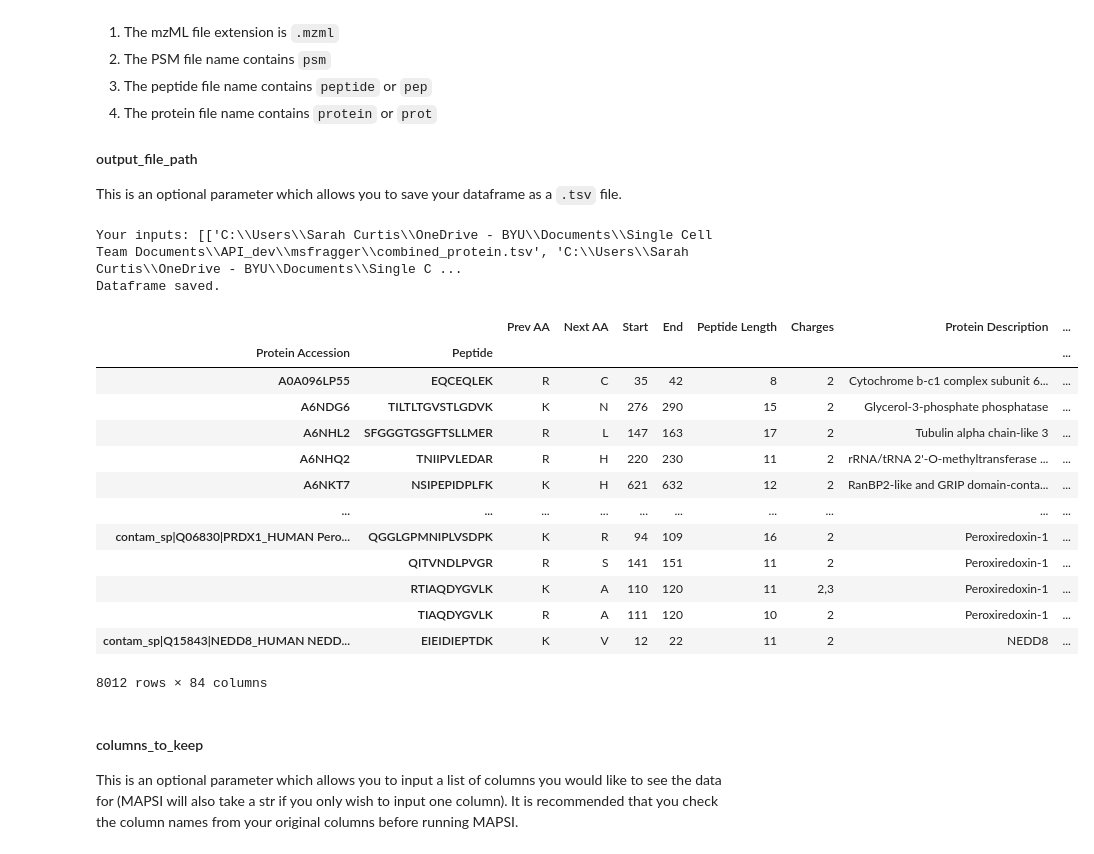
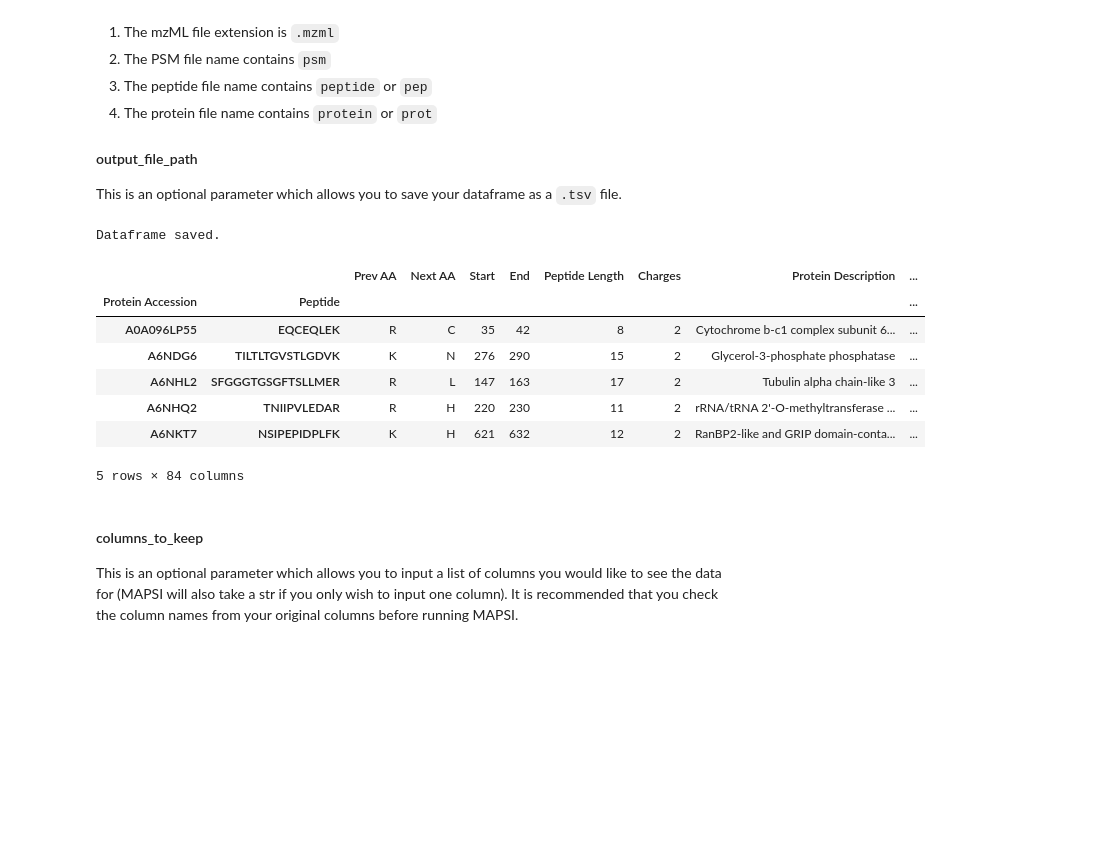
Before and after one commit to PayneLab/MAPSI, a Jupyter notebook: Parser_code/MAPSI_tutorial.ipynb, the cells around one changed output. Saved outputs shown, nothing was run; the diff lists cells and outputs as text; code cells hidden in the pictures; blank space fills up the shorter version.

Commit message:
updated parser code

```diff
--- a/Parser_code/MAPSI_tutorial.ipynb
+++ b/Parser_code/MAPSI_tutorial.ipynb
@@ -74,24 +86,17 @@ MAPSI recognizes file types by the file extension and name. If MAPSI is having t
 This is an optional parameter which allows you to save your dataframe as a `.tsv` file.
 # %%
 # ex:
-msfragger_parser(input_files=[msfragger_protein_file_path, msfragger_peptide_file_path], output_file_path=outfile)
+msfragger_parser(input_files=[msfragger_protein_file_path, msfragger_peptide_file_path], output_file_path=outfile).head()
 # %% [output]
-Your inputs: [['C:\\Users\\Sarah Curtis\\OneDrive - BYU\\Documents\\Single Cell Team Documents\\API_dev\\msfragger\\combined_protein.tsv', 'C:\\Users\\Sarah Curtis\\OneDrive - BYU\\Documents\\Single C ...
 Dataframe saved.
 |  |  | Prev AA | Next AA | Start | End | Peptide Length | Charges | Protein Description | ... |
 | Protein Accession | Peptide |  |  |  |  |  |  |  | ... |
 | A0A096LP55 | EQCEQLEK | R | C | 35 | 42 | 8 | 2 | Cytochrome b-c1 complex subunit 6... | ... |
 | A6NDG6 | TILTLTGVSTLGDVK | K | N | 276 | 290 | 15 | 2 | Glycerol-3-phosphate phosphatase | ... |
 | A6NHL2 | SFGGGTGSGFTSLLMER | R | L | 147 | 163 | 17 | 2 | Tubulin alpha chain-like 3 | ... |
 | A6NHQ2 | TNIIPVLEDAR | R | H | 220 | 230 | 11 | 2 | rRNA/tRNA 2'-O-methyltransferase ... | ... |
 | A6NKT7 | NSIPEPIDPLFK | K | H | 621 | 632 | 12 | 2 | RanBP2-like and GRIP domain-conta... | ... |
-| ... | ... | ... | ... | ... | ... | ... | ... | ... | ... |
-| contam_sp|Q06830|PRDX1_HUMAN Pero... | QGGLGPMNIPLVSDPK | K | R | 94 | 109 | 16 | 2 | Peroxiredoxin-1 | ... |
-|  | QITVNDLPVGR | R | S | 141 | 151 | 11 | 2 | Peroxiredoxin-1 | ... |
-|  | RTIAQDYGVLK | K | A | 110 | 120 | 11 | 2,3 | Peroxiredoxin-1 | ... |
-|  | TIAQDYGVLK | R | A | 111 | 120 | 10 | 2 | Peroxiredoxin-1 | ... |
-| contam_sp|Q15843|NEDD8_HUMAN NEDD... | EIEIDIEPTDK | K | V | 12 | 22 | 11 | 2 | NEDD8 | ... |
-8012 rows × 84 columns
+5 rows × 84 columns
 # %% [markdown]
 #### columns_to_keep
 This is an optional parameter which allows you to input a list of columns you would like to see the data for (MAPSI will also take a str if you only wish to input one column). It is recommended that you check the column names from your original columns before running MAPSI.
```
Also changed, not shown: parts of 17 cells of this notebook, 3 other files.
